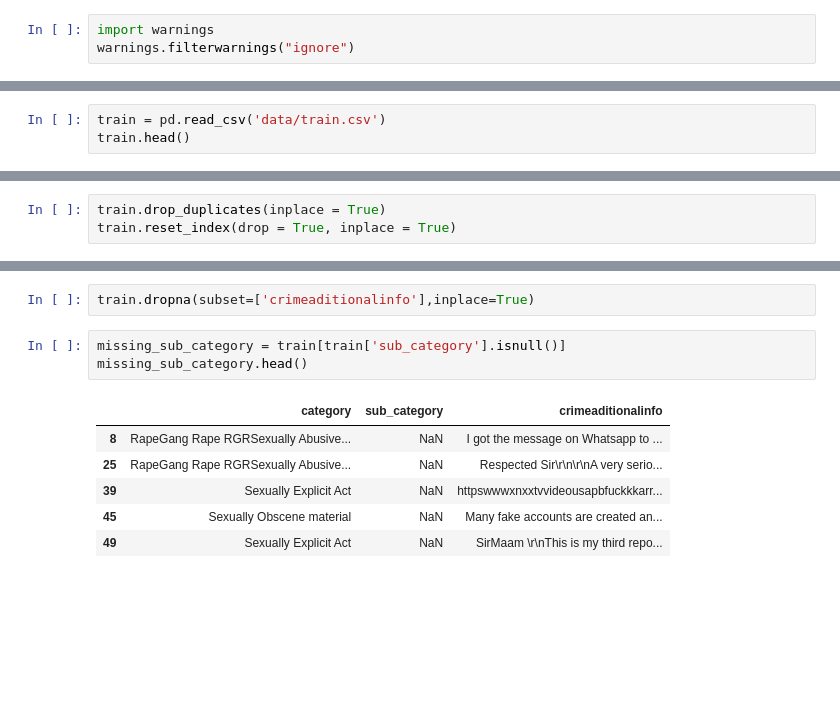
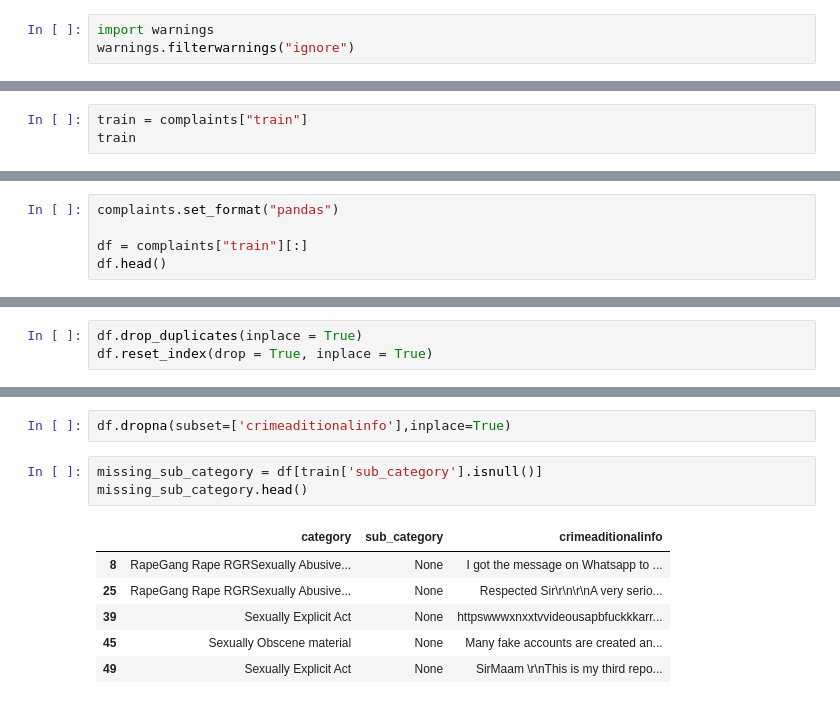
Before and after one commit to mathew-2/Cybersec_Hackathon, a Jupyter notebook: main.ipynb, the cells around one changed output, grey strips where cells are left out. Saved outputs shown, nothing was run; the diff lists cells and outputs as text; blank space fills up the shorter version.

```diff
--- a/main.ipynb
+++ b/main.ipynb
@@ -8,4 +41,4 @@ import seaborn as sns
 # %%
-train = pd.read_csv('data/train.csv')
-train.head()
+train = complaints["train"]
+train
 # %% [output]
@@ -34,0 +69,5 @@ memory usage: 2.1+ MB
+# %%
+complaints.set_format("pandas")
+
+df = complaints["train"][:]
+df.head()
@@ -39,6 +102,6 @@ print(pd.Series({"Number of observations with missing values": len(train) - len(
 Number of observations with missing values    6612
 Number of duplicate observations              7803
 # %%
-train.drop_duplicates(inplace = True)
-train.reset_index(drop = True, inplace = True)
+df.drop_duplicates(inplace = True)
+df.reset_index(drop = True, inplace = True)
 # %%
@@ -53,17 +116,17 @@ Column: category, number of missing values: 0
 Column: sub_category, number of missing values: 3858
 Column: crimeaditionalinfo, number of missing values: 7
 # %%
-train.dropna(subset=['crimeaditionalinfo'],inplace=True)
+df.dropna(subset=['crimeaditionalinfo'],inplace=True)
 # %%
-missing_sub_category = train[train['sub_category'].isnull()]
+missing_sub_category = df[train['sub_category'].isnull()]
 missing_sub_category.head()
 # %% [output]
 |  | category | sub_category | crimeaditionalinfo |
-| 8 | RapeGang Rape RGRSexually Abusive... | NaN | I got the message on Whatsapp to ... |
-| 25 | RapeGang Rape RGRSexually Abusive... | NaN | Respected Sir\r\n\r\nA very serio... |
-| 39 | Sexually Explicit Act | NaN | httpswwwxnxxtvvideousapbfuckkkarr... |
-| 45 | Sexually Obscene material | NaN | Many fake accounts are created an... |
-| 49 | Sexually Explicit Act | NaN | SirMaam \r\nThis is my third repo... |
+| 8 | RapeGang Rape RGRSexually Abusive... | None | I got the message on Whatsapp to ... |
+| 25 | RapeGang Rape RGRSexually Abusive... | None | Respected Sir\r\n\r\nA very serio... |
+| 39 | Sexually Explicit Act | None | httpswwwxnxxtvvideousapbfuckkkarr... |
+| 45 | Sexually Obscene material | None | Many fake accounts are created an... |
+| 49 | Sexually Explicit Act | None | SirMaam \r\nThis is my third repo... |
 # %%
 missing_sub_category['category'].value_counts()
 # %% [output]
```
Also changed, not shown: parts of 38 cells of this notebook, 2 other files.
